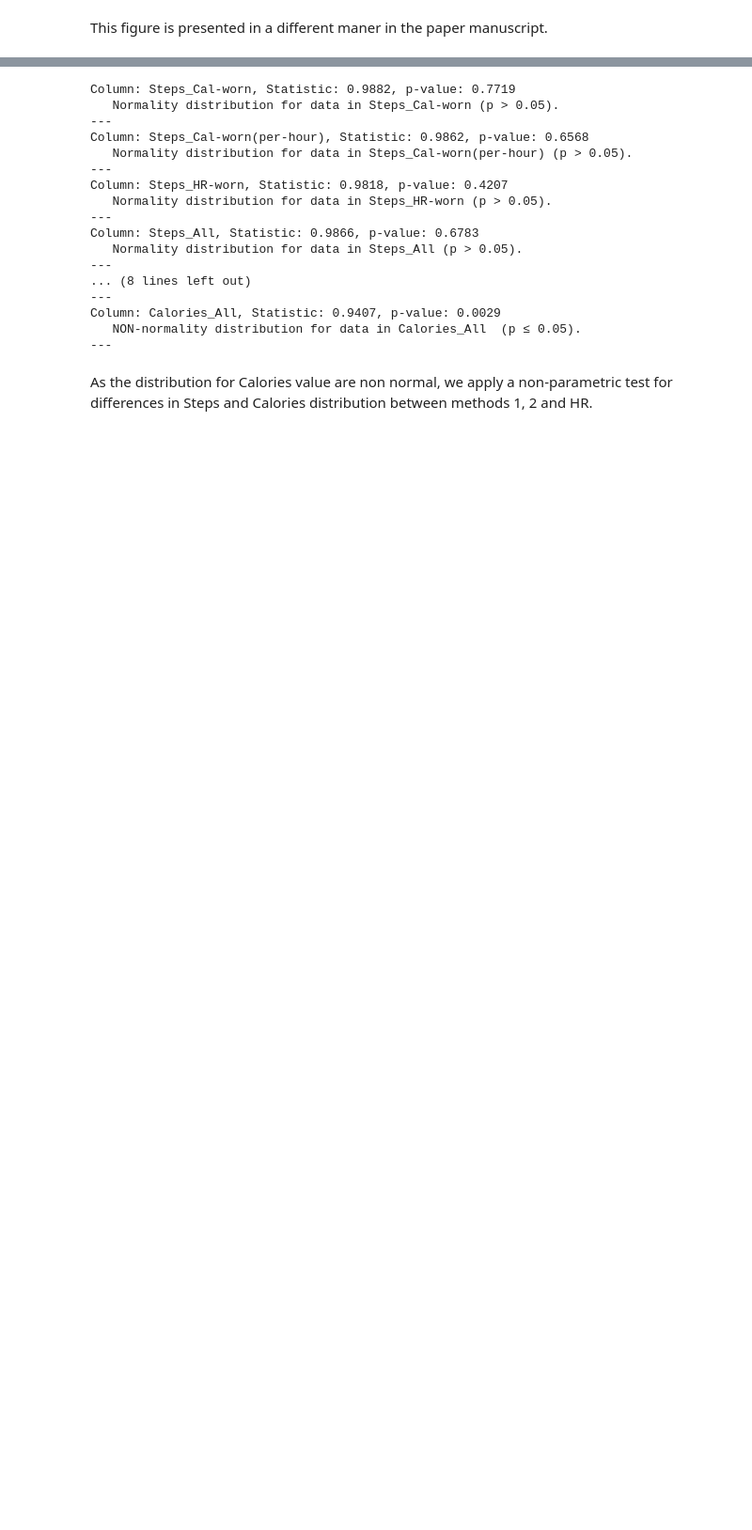
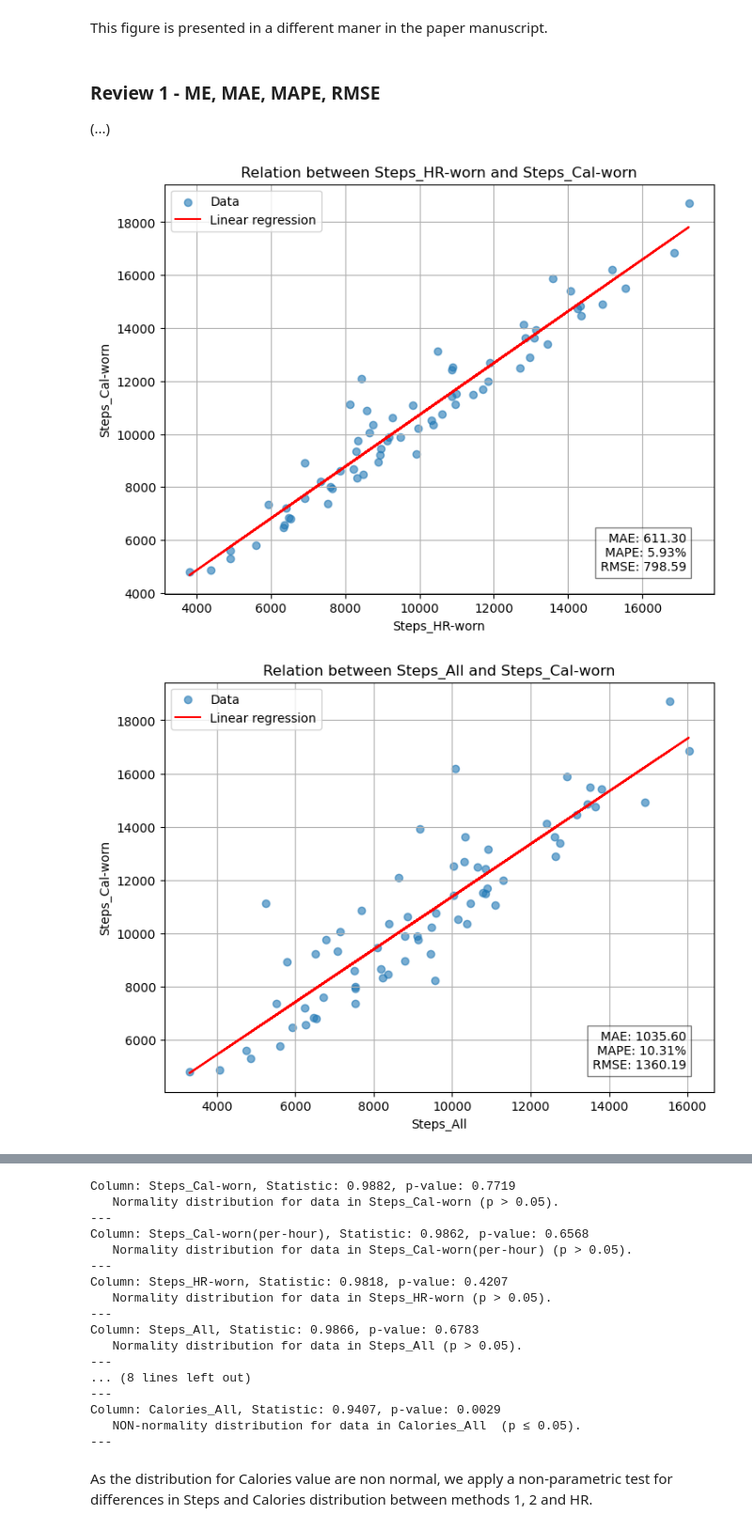
Before and after one commit to OchaUni-Physical-Activity-Measurement/ActiWearCheck, a Jupyter notebook: analysis/analysis_JMPB_review1.ipynb, the cells around one changed output, grey strips where cells are left out. Shown at 94% size. Drawn from its saved outputs; the diff is of its cells as text; code cells hidden in the pictures; blank space fills up the shorter version.

Commit message:
MAE, MAPE, RMSE

```diff
--- a/analysis/analysis_JMPB_review1.ipynb
+++ b/analysis/analysis_JMPB_review1.ipynb
@@ -399,3 +397,54 @@ plt.show()
 [figure]
 # %% [markdown]
 This figure is presented in a different maner in the paper manuscript.
+# %% [markdown]
+### Review 1 - ME, MAE, MAPE, RMSE
+(...)
+# %%
+# Function to perform regression and display the plot
+def plot_regression_and_metrics(df, x_column, y_column):
+    X = df[[x_column]].values
+    y = df[y_column].values
+
+    # Linear regression
+    model = LinearRegression()
+    model.fit(X, y)
+    y_pred = model.predict(X)
+
+    # Calculating errors
+    ME = np.mean(y_pred - y)
+    MAE = mean_absolute_error(y, y_pred)
+    MAPE = np.mean(np.abs((y - y_pred) / y)) * 100  # as a percentage
+    RMSE = np.sqrt(mean_squared_error(y, y_pred))
+
+    # Creating the scatter plot
+    plt.figure(figsize=(8, 6))
+    plt.scatter(X, y, label="Data", alpha=0.6)
+    plt.plot(X, y_pred, color='red', label="Linear regression")
+    plt.xlabel(x_column)
+    plt.ylabel(y_column)
+    plt.title(f"Relation between {x_column} and {y_column}")
+    plt.legend()
+    plt.grid(True)
+
+    # Displaying metrics at the bottom right
+    metrics_text = f"MAE: {MAE:.2f}\nMAPE: {MAPE:.2f}%\nRMSE: {RMSE:.2f}"
+    plt.text(0.95, 0.05, metrics_text, transform=plt.gca().transAxes, fontsize=10,
+             verticalalignment='bottom', horizontalalignment='right',
+             bbox=dict(facecolor='white', alpha=0.5, edgecolor='black'))
+
+    plt.show()
+
+# Calling the function for each pair of columns
+plot_regression_and_metrics(df_cleaned, 'Steps_HR-worn', 'Steps_Cal-worn')
+plot_regression_and_metrics(df_cleaned, 'Steps_All', 'Steps_Cal-worn')
+plot_regression_and_metrics(df_cleaned, 'Steps_HR-worn', 'Steps_Cal-worn(per-hour)')
+plot_regression_and_metrics(df_cleaned, 'Steps_All', 'Steps_Cal-worn(per-hour)')
+
+plot_regression_and_metrics(df_cleaned, 'Calories_HR-worn', 'Calories_Cal-worn')
+plot_regression_and_metrics(df_cleaned, 'Calories_All', 'Calories_Cal-worn')
+plot_regression_and_metrics(df_cleaned, 'Calories_HR-worn', 'Calories_Cal-worn(per-hour)')
+plot_regression_and_metrics(df_cleaned, 'Calories_All', 'Calories_Cal-worn(per-hour)')
+# %% [output]
+[figure, added]
+[figure, added]
```
Also changed, not shown: parts of 10 cells of this notebook.
